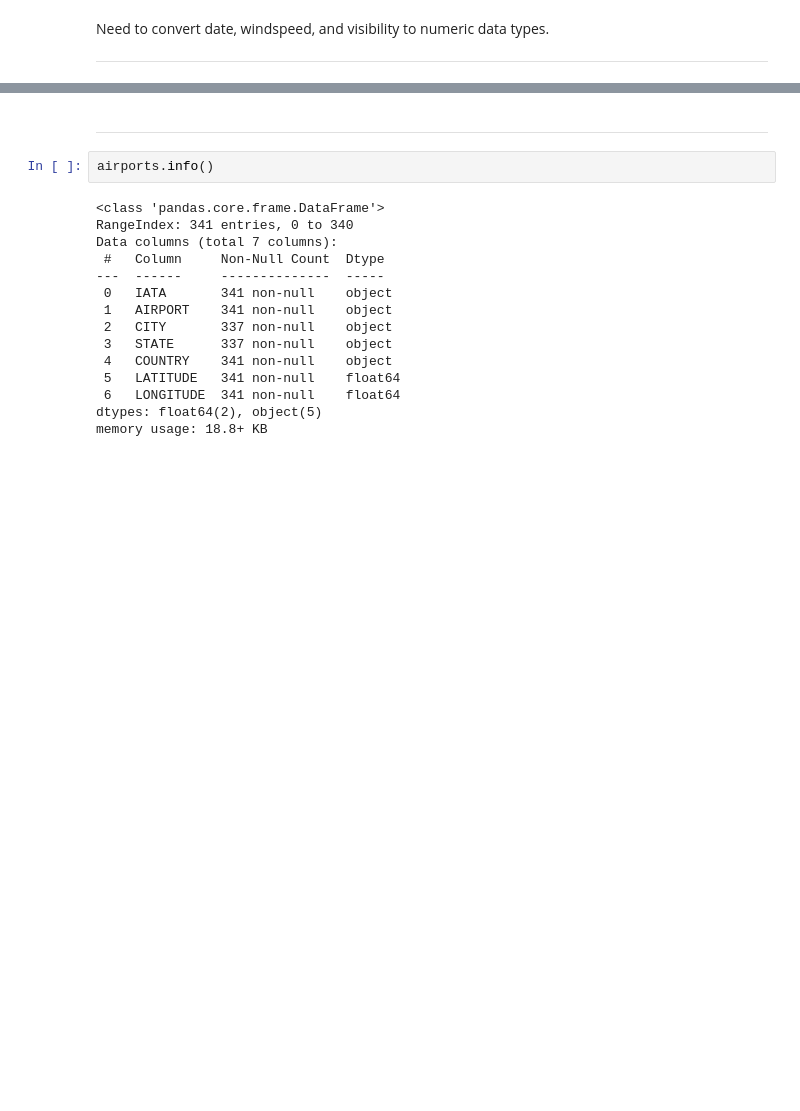
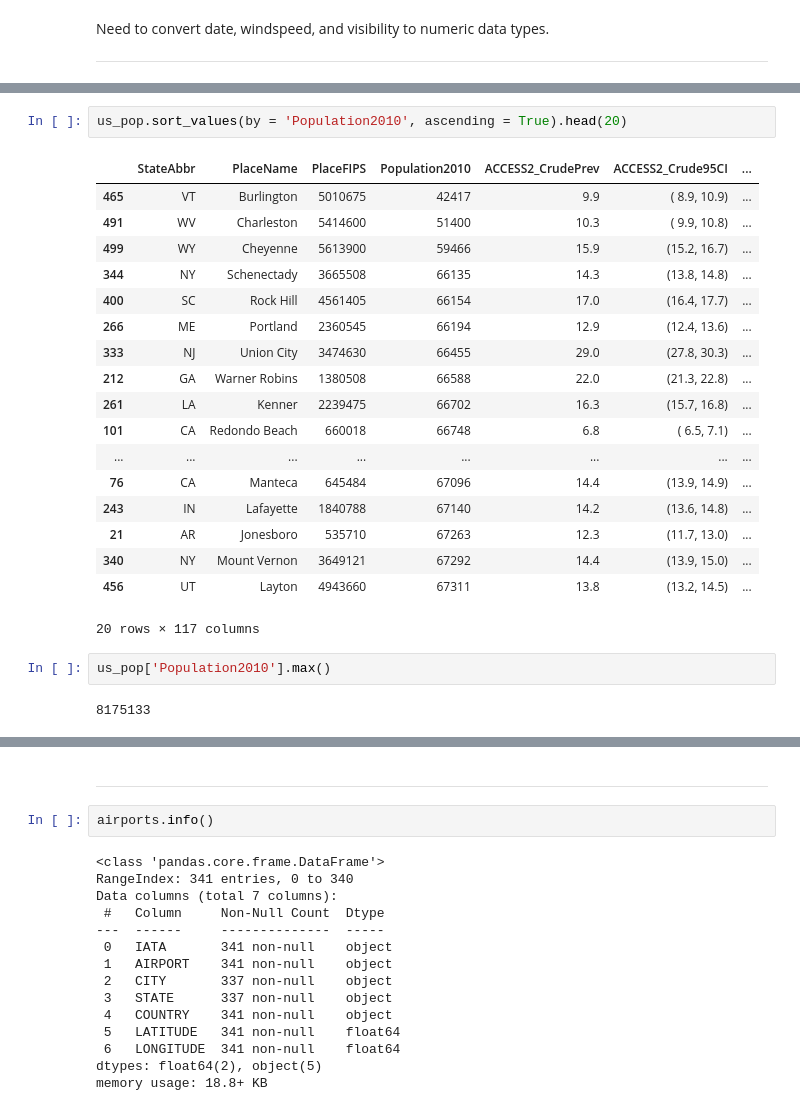
Before and after one commit to hank-butler/METAR_Data, a Jupyter notebook: code/01-data-cleaning.ipynb, the cells around one changed output, grey strips where cells are left out. Drawn from its saved outputs; the diff is of its cells as text; blank space fills up the shorter version.

```diff
--- a/code/01-data-cleaning.ipynb
+++ b/code/01-data-cleaning.ipynb
@@ -99,0 +97,25 @@ us_pop.head()
+# %%
+us_pop.sort_values(by = 'Population2010', ascending = True).head(20)
+# %% [output]
+|  | StateAbbr | PlaceName | PlaceFIPS | Population2010 | ACCESS2_CrudePrev | ACCESS2_Crude95CI | ... |
+| 465 | VT | Burlington | 5010675 | 42417 | 9.9 | ( 8.9, 10.9) | ... |
+| 491 | WV | Charleston | 5414600 | 51400 | 10.3 | ( 9.9, 10.8) | ... |
+| 499 | WY | Cheyenne | 5613900 | 59466 | 15.9 | (15.2, 16.7) | ... |
+| 344 | NY | Schenectady | 3665508 | 66135 | 14.3 | (13.8, 14.8) | ... |
+| 400 | SC | Rock Hill | 4561405 | 66154 | 17.0 | (16.4, 17.7) | ... |
+| 266 | ME | Portland | 2360545 | 66194 | 12.9 | (12.4, 13.6) | ... |
+| 333 | NJ | Union City | 3474630 | 66455 | 29.0 | (27.8, 30.3) | ... |
+| 212 | GA | Warner Robins | 1380508 | 66588 | 22.0 | (21.3, 22.8) | ... |
+| 261 | LA | Kenner | 2239475 | 66702 | 16.3 | (15.7, 16.8) | ... |
+| 101 | CA | Redondo Beach | 660018 | 66748 | 6.8 | ( 6.5, 7.1) | ... |
+| ... | ... | ... | ... | ... | ... | ... | ... |
+| 76 | CA | Manteca | 645484 | 67096 | 14.4 | (13.9, 14.9) | ... |
+| 243 | IN | Lafayette | 1840788 | 67140 | 14.2 | (13.6, 14.8) | ... |
+| 21 | AR | Jonesboro | 535710 | 67263 | 12.3 | (11.7, 13.0) | ... |
+| 340 | NY | Mount Vernon | 3649121 | 67292 | 14.4 | (13.9, 15.0) | ... |
+| 456 | UT | Layton | 4943660 | 67311 | 13.8 | (13.2, 14.5) | ... |
+20 rows × 117 columns
+# %%
+us_pop['Population2010'].max()
+# %% [output]
+8175133
```
Also changed, not shown: parts of 8 cells of this notebook.
